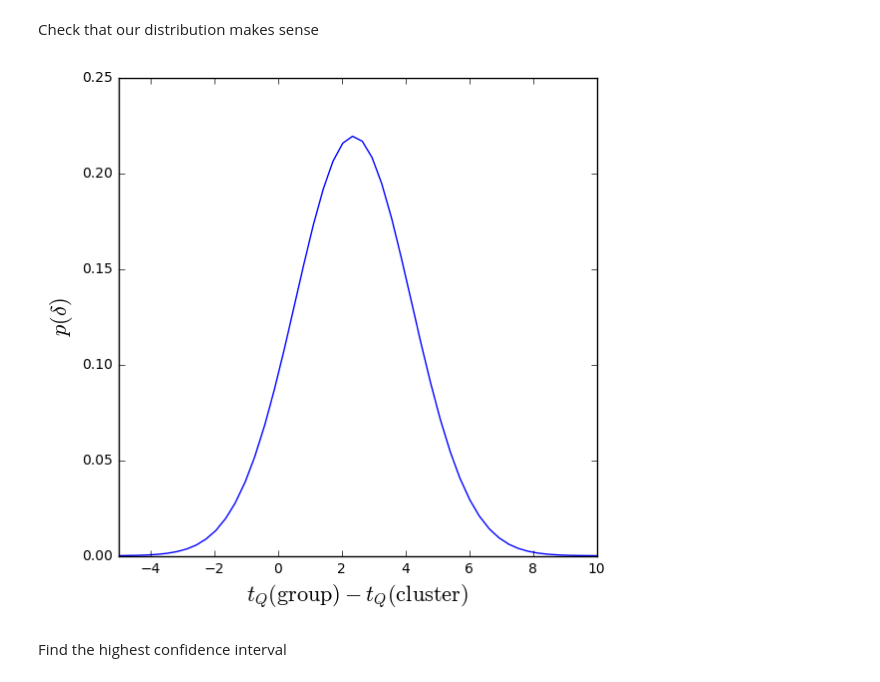
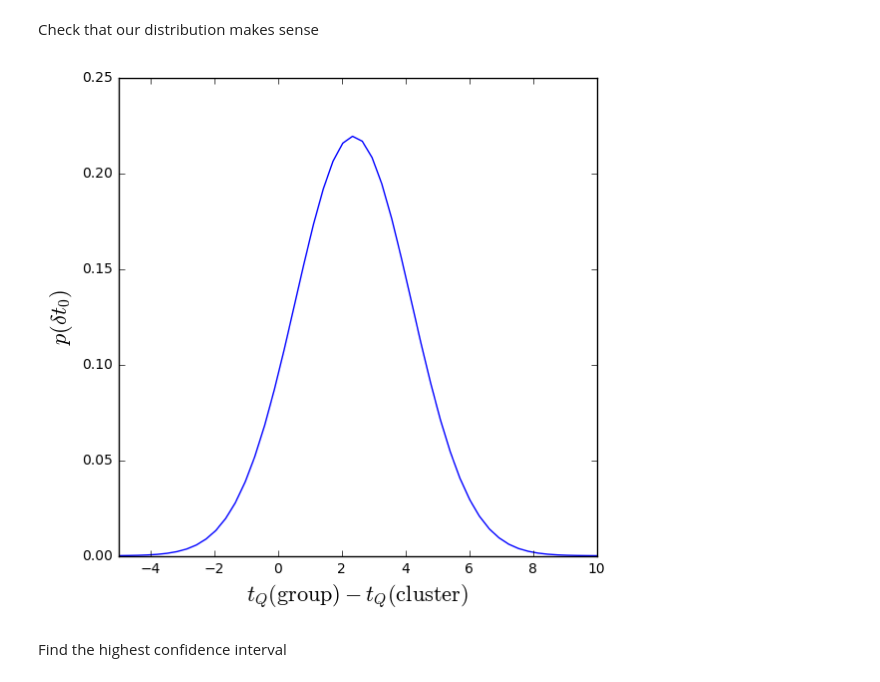
Before and after one commit to scrudgey/tq-bayes, a Jupyter notebook: halo mass dependence significance calculation.ipynb, the cells around one changed output. Cells and saved outputs as stored; diff of their text form; code cells hidden in the pictures.

```diff
--- a/halo mass dependence significance calculation.ipynb
+++ b/halo mass dependence significance calculation.ipynb
@@ -166,14 +187,14 @@ Check that our distribution makes sense
 # %%
 x = np.linspace(-5, 10)
 fig = plt.figure(1, figsize=(6, 6))
 ax = fig.add_axes([0.1, 0.1, 0.8, 0.8])
 ax.plot(x, diff(x))
 ax.set_xlim((-5, 10))
 ax.set_xlabel('$t_Q(\mathrm{group}) - t_Q(\mathrm{cluster})$', fontsize=16)
-ax.set_ylabel('$p(\delta)$', fontsize=16)
+ax.set_ylabel('$p(\delta t_0)$', fontsize=16)
 plt.show(fig)
 # %% [output]
-[figure, old version]
+[figure, new version]
 # %% [markdown]
 Find the highest confidence interval
 # %%
```
Also changed, not shown: parts of 16 cells of this notebook.
